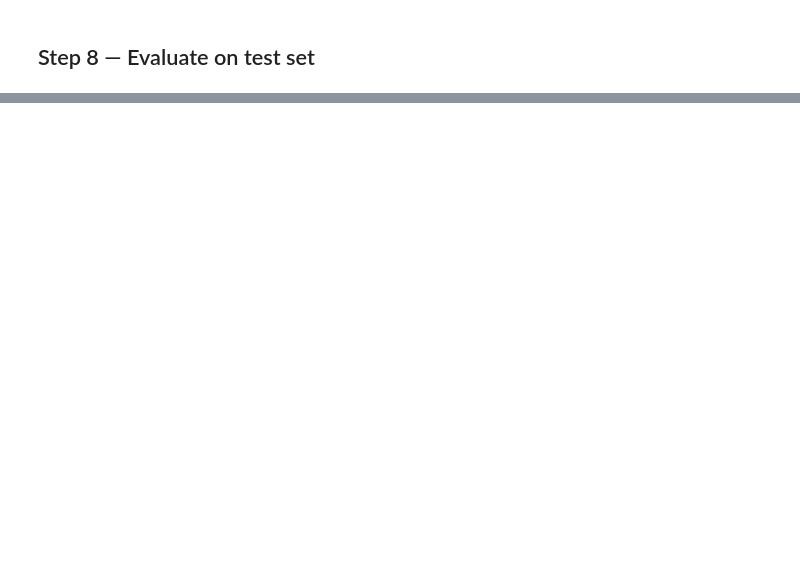
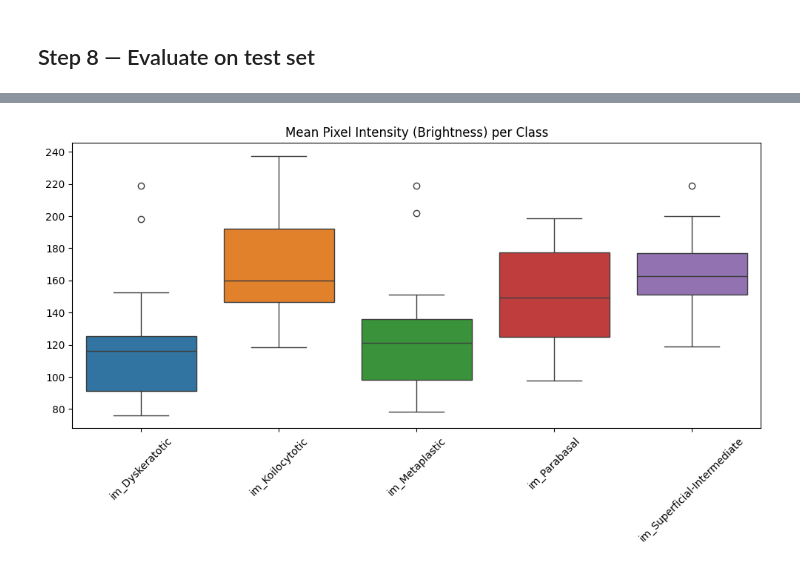
Before and after one commit to Donitero/CerviScan, a Jupyter notebook: notebooks/train_colab.ipynb, the cells around one changed output, grey strips where cells are left out. Drawn from its saved outputs; the diff is of its cells as text; code cells hidden in the pictures; blank space fills up the shorter version.

```diff
--- a/notebooks/train_colab.ipynb
+++ b/notebooks/train_colab.ipynb
@@ -426,0 +565,23 @@ plt.show()
+# %%
+import cv2
+import numpy as np
+
+def get_color_stats(img_path):
+    img = cv2.imread(str(img_path))
+    img = cv2.cvtColor(img, cv2.COLOR_BGR2RGB)
+    return np.mean(img, axis=(0,1)), np.std(img, axis=(0,1))
+
+# Analyze average brightness across classes
+class_brightness = {}
+for cls in df['class'].unique():
+    subset = df[df['class'] == cls].sample(20)
+    brightness_vals = [np.mean(get_color_stats(PROJ / r['filepath'])[0]) for _, r in subset.iterrows()]
+    class_brightness[cls] = brightness_vals
+
+plt.figure(figsize=(12, 5))
+sns.boxplot(data=pd.DataFrame(class_brightness))
+plt.title("Mean Pixel Intensity (Brightness) per Class")
+plt.xticks(rotation=45)
+plt.show()
+# %% [output]
+[figure, added]
```
Also changed, not shown: parts of 16 cells of this notebook.
